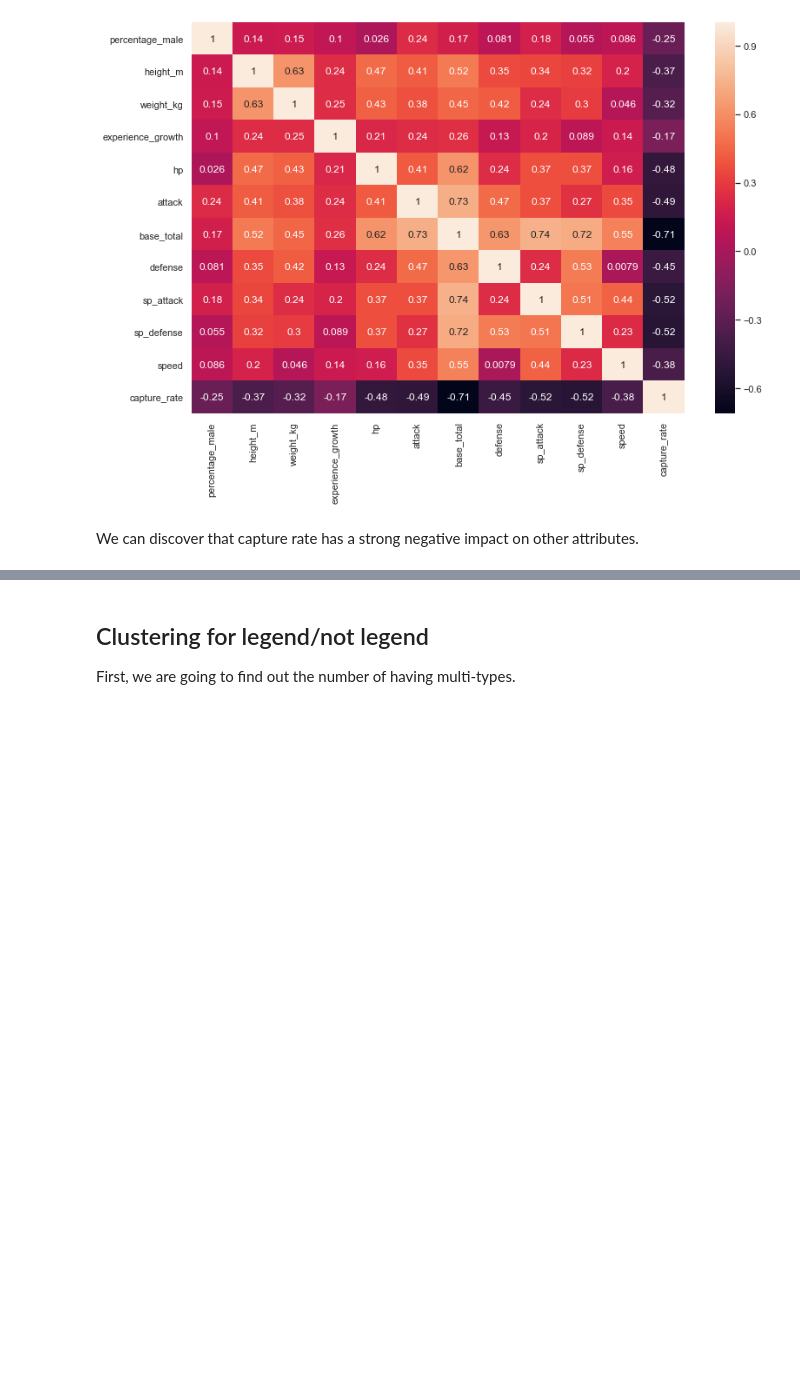
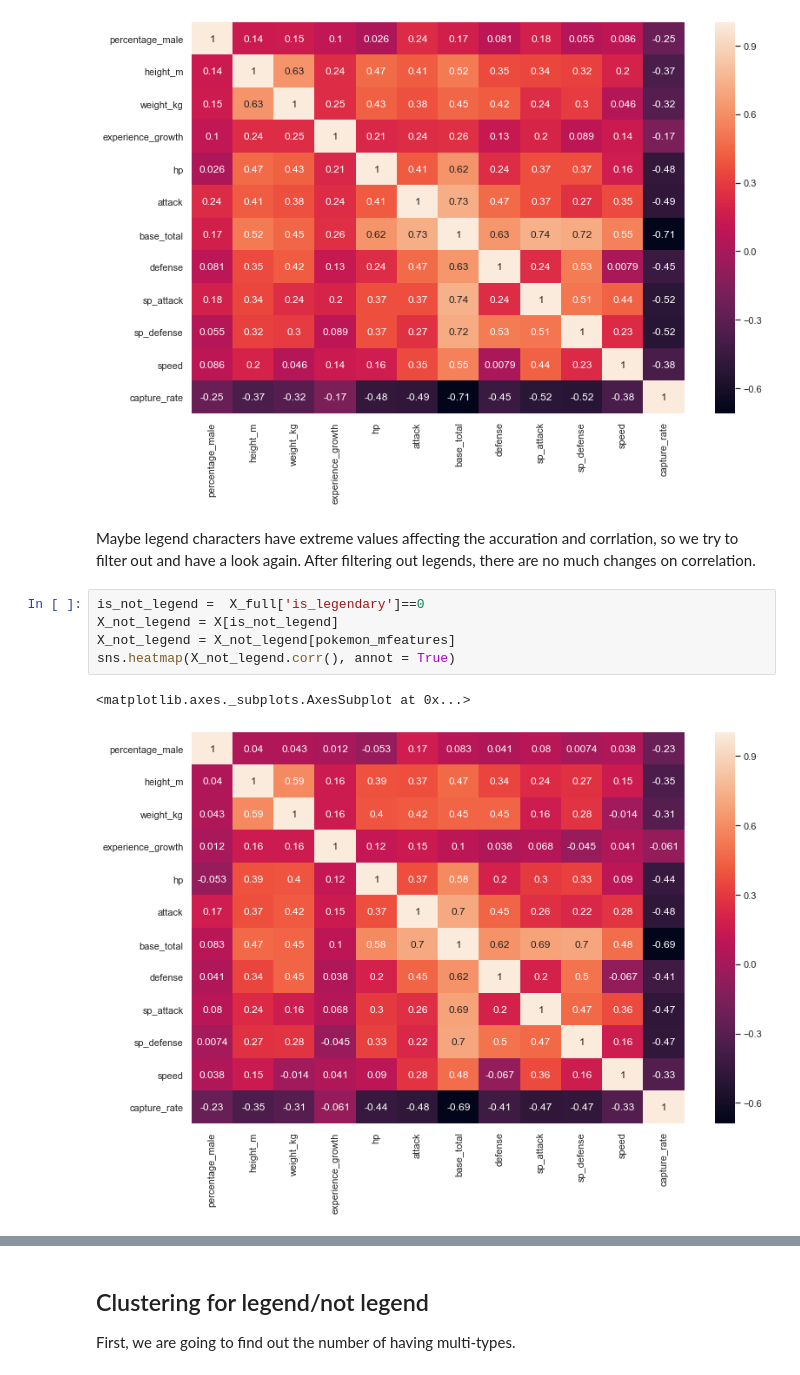
Before and after one commit to cyleung428/pokemon_anaylsis, a Jupyter notebook: pokemon.ipynb, the cells around one changed output, grey strips where cells are left out. Saved outputs shown, nothing was run; the diff lists cells and outputs as text; blank space fills up the shorter version.

```diff
--- a/pokemon.ipynb
+++ b/pokemon.ipynb
@@ -56,5 +56,13 @@ sns.heatmap(X.corr(), annot = True)
 # %% [output]
 <matplotlib.axes._subplots.AxesSubplot at 0x...>
 [figure]
-# %% [markdown]
-We can discover that capture rate has a strong negative impact on other attributes.
+# %% [markdown]
+Maybe legend characters have extreme values affecting the accuration and corrlation, so we try to filter out and have a look again. After filtering out legends, there are no much changes on correlation.
+# %%
+is_not_legend =  X_full['is_legendary']==0
+X_not_legend = X[is_not_legend]
+X_not_legend = X_not_legend[pokemon_mfeatures]
+sns.heatmap(X_not_legend.corr(), annot = True)
+# %% [output]
+<matplotlib.axes._subplots.AxesSubplot at 0x...>
+[figure, added]
```
Also changed, not shown: parts of 9 cells of this notebook.
